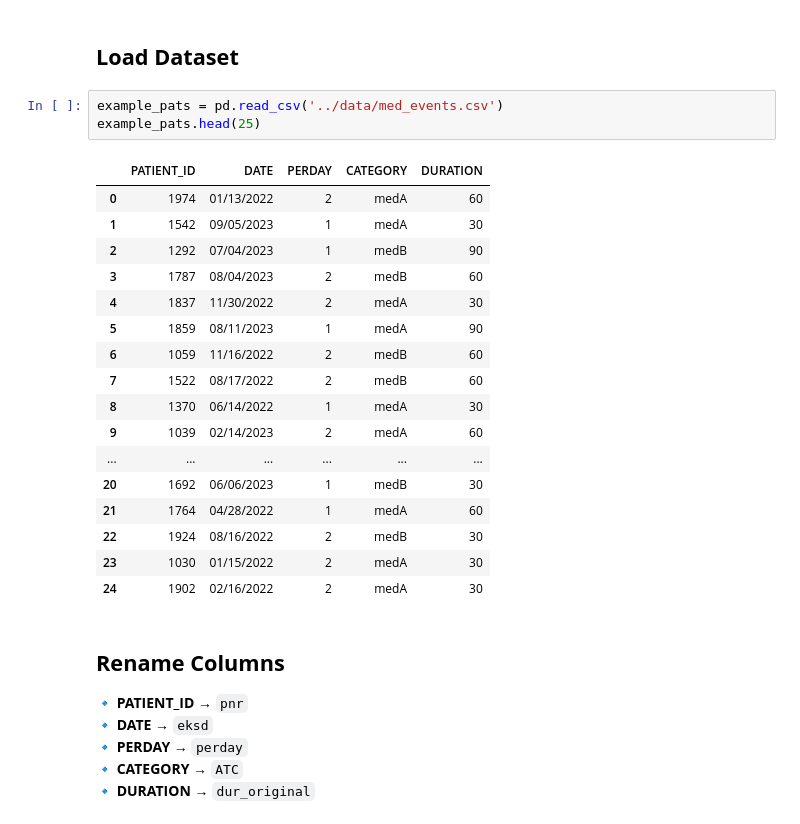
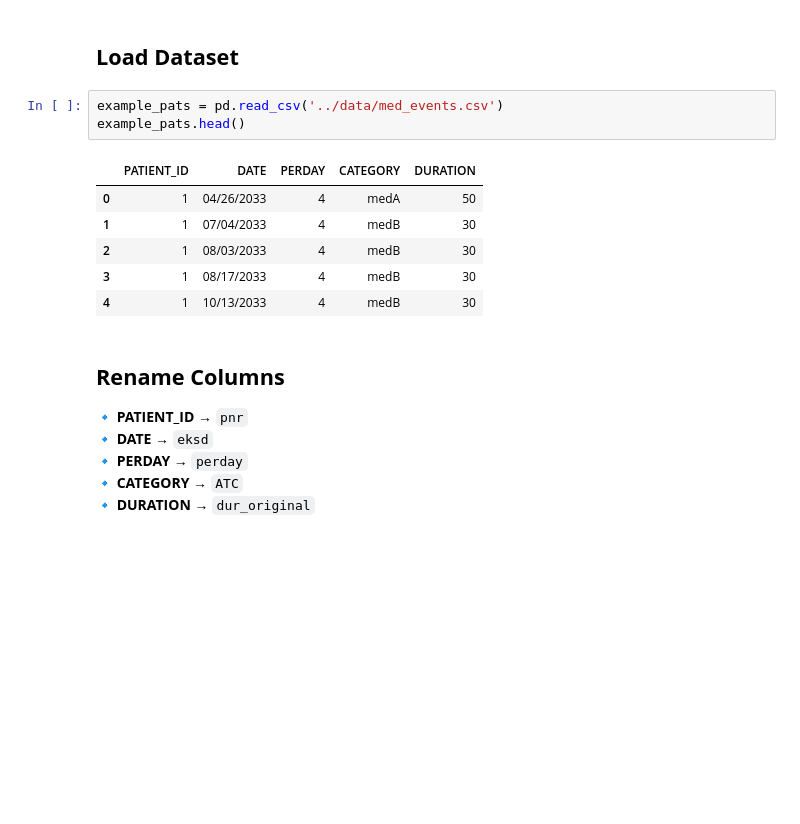
Before and after one commit to rieljasperapos/SEE_PY, a Jupyter notebook: src/SEE.ipynb, the cells around one changed output. Cells and saved outputs as stored; diff of their text form; blank space fills up the shorter version.

```diff
--- a/src/SEE.ipynb
+++ b/src/SEE.ipynb
@@ -16,25 +16,14 @@ from sklearn.metrics import silhouette_score
 ## **Load Dataset**
 # %%
 example_pats = pd.read_csv('../data/med_events.csv')
-example_pats.head(25)
+example_pats.head()
 # %% [output]
 |  | PATIENT_ID | DATE | PERDAY | CATEGORY | DURATION |
-| 0 | 1974 | 01/13/2022 | 2 | medA | 60 |
-| 1 | 1542 | 09/05/2023 | 1 | medA | 30 |
-| 2 | 1292 | 07/04/2023 | 1 | medB | 90 |
-| 3 | 1787 | 08/04/2023 | 2 | medB | 60 |
-| 4 | 1837 | 11/30/2022 | 2 | medA | 30 |
-| 5 | 1859 | 08/11/2023 | 1 | medA | 90 |
-| 6 | 1059 | 11/16/2022 | 2 | medB | 60 |
-| 7 | 1522 | 08/17/2022 | 2 | medB | 60 |
-| 8 | 1370 | 06/14/2022 | 1 | medA | 30 |
-| 9 | 1039 | 02/14/2023 | 2 | medA | 60 |
-| ... | ... | ... | ... | ... | ... |
-| 20 | 1692 | 06/06/2023 | 1 | medB | 30 |
-| 21 | 1764 | 04/28/2022 | 1 | medA | 60 |
-| 22 | 1924 | 08/16/2022 | 2 | medB | 30 |
-| 23 | 1030 | 01/15/2022 | 2 | medA | 30 |
-| 24 | 1902 | 02/16/2022 | 2 | medA | 30 |
+| 0 | 1 | 04/26/2033 | 4 | medA | 50 |
+| 1 | 1 | 07/04/2033 | 4 | medB | 30 |
+| 2 | 1 | 08/03/2033 | 4 | medB | 30 |
+| 3 | 1 | 08/17/2033 | 4 | medB | 30 |
+| 4 | 1 | 10/13/2033 | 4 | medB | 30 |
 # %% [markdown]
 ## **Rename Columns**
 
```
Also changed, not shown: parts of 12 cells of this notebook.
